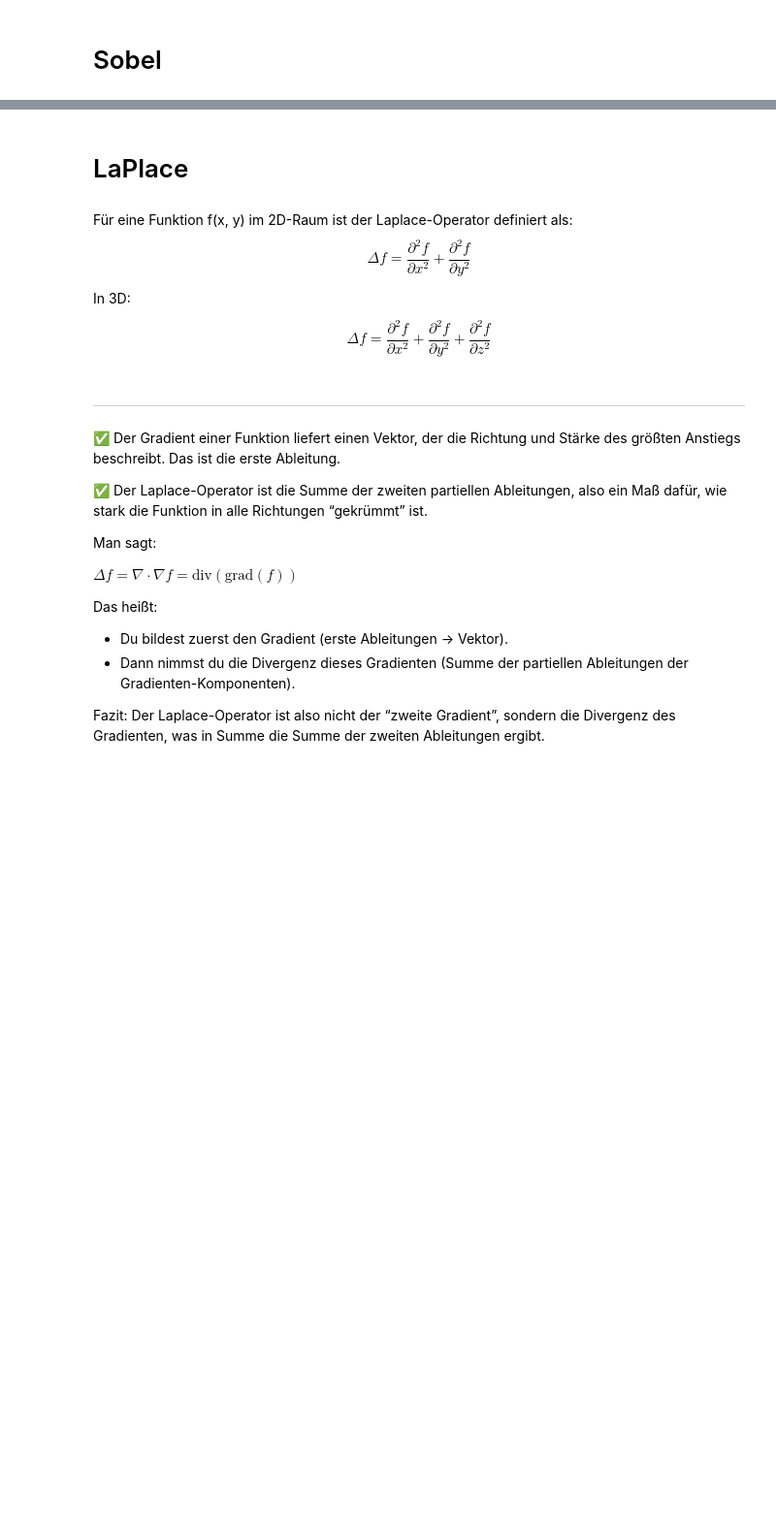
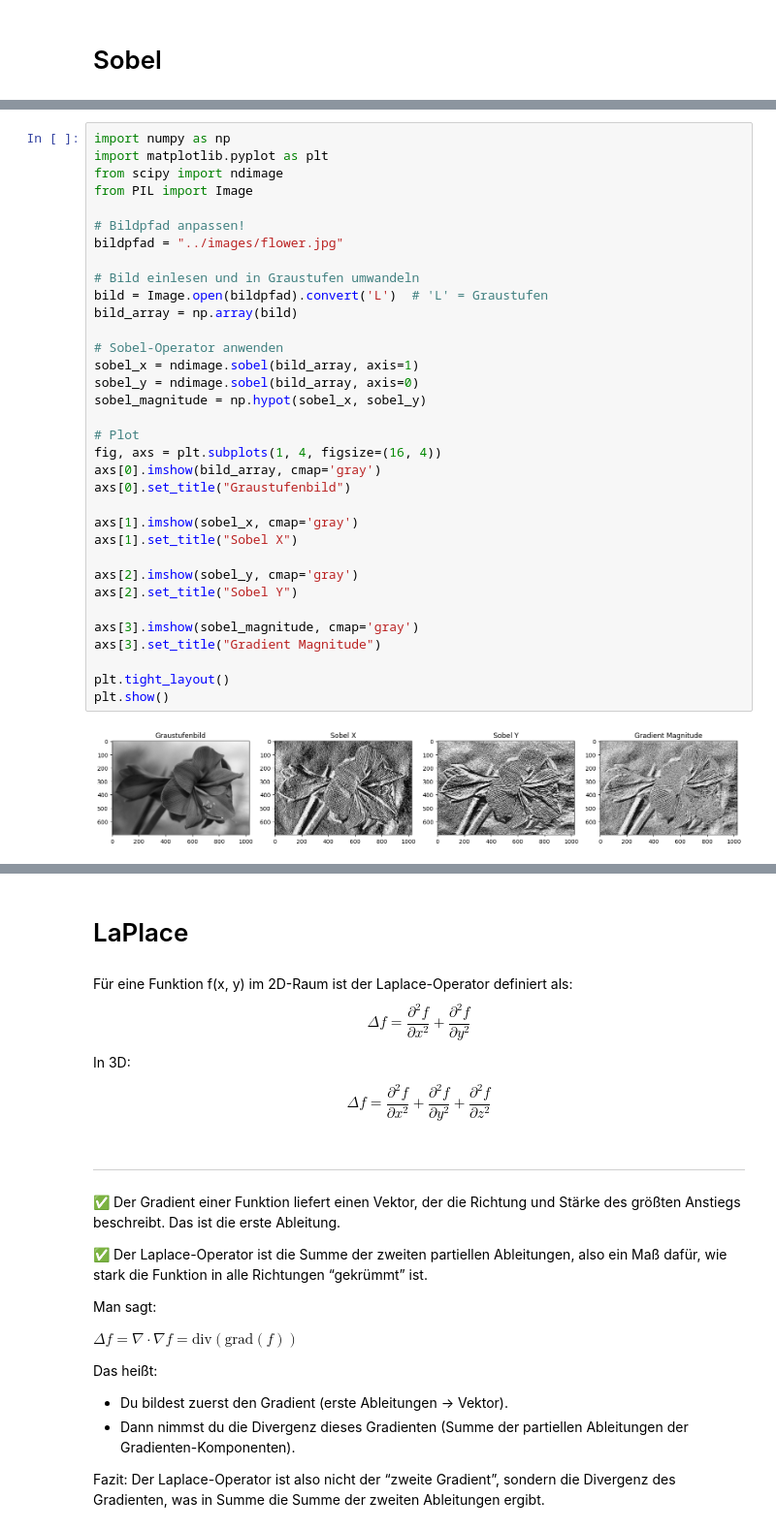
Before and after one commit to lukestairwalker/OpenCV, a Jupyter notebook: notebooks/filter.ipynb, the cells around one changed output, grey strips where cells are left out. Shown at 97% size. Cells and saved outputs as stored; diff of their text form; blank space fills up the shorter version.

```diff
--- a/notebooks/filter.ipynb
+++ b/notebooks/filter.ipynb
@@ -29,0 +52,36 @@ Using convolution with a filter on a grayscale image, you can detect edges in an
+# %%
+import numpy as np
+import matplotlib.pyplot as plt
+from scipy import ndimage
+from PIL import Image
+
+# Bildpfad anpassen!
+bildpfad = "../images/flower.jpg"
+
+# Bild einlesen und in Graustufen umwandeln
+bild = Image.open(bildpfad).convert('L')  # 'L' = Graustufen
+bild_array = np.array(bild)
+
+# Sobel-Operator anwenden
+sobel_x = ndimage.sobel(bild_array, axis=1)
+sobel_y = ndimage.sobel(bild_array, axis=0)
+sobel_magnitude = np.hypot(sobel_x, sobel_y)
+
+# Plot
+fig, axs = plt.subplots(1, 4, figsize=(16, 4))
+axs[0].imshow(bild_array, cmap='gray')
+axs[0].set_title("Graustufenbild")
+
+axs[1].imshow(sobel_x, cmap='gray')
+axs[1].set_title("Sobel X")
+
+axs[2].imshow(sobel_y, cmap='gray')
+axs[2].set_title("Sobel Y")
+
+axs[3].imshow(sobel_magnitude, cmap='gray')
+axs[3].set_title("Gradient Magnitude")
+
+plt.tight_layout()
+plt.show()
+# %% [output]
+[figure, added]
```
Also changed, not shown: parts of 9 cells of this notebook.
